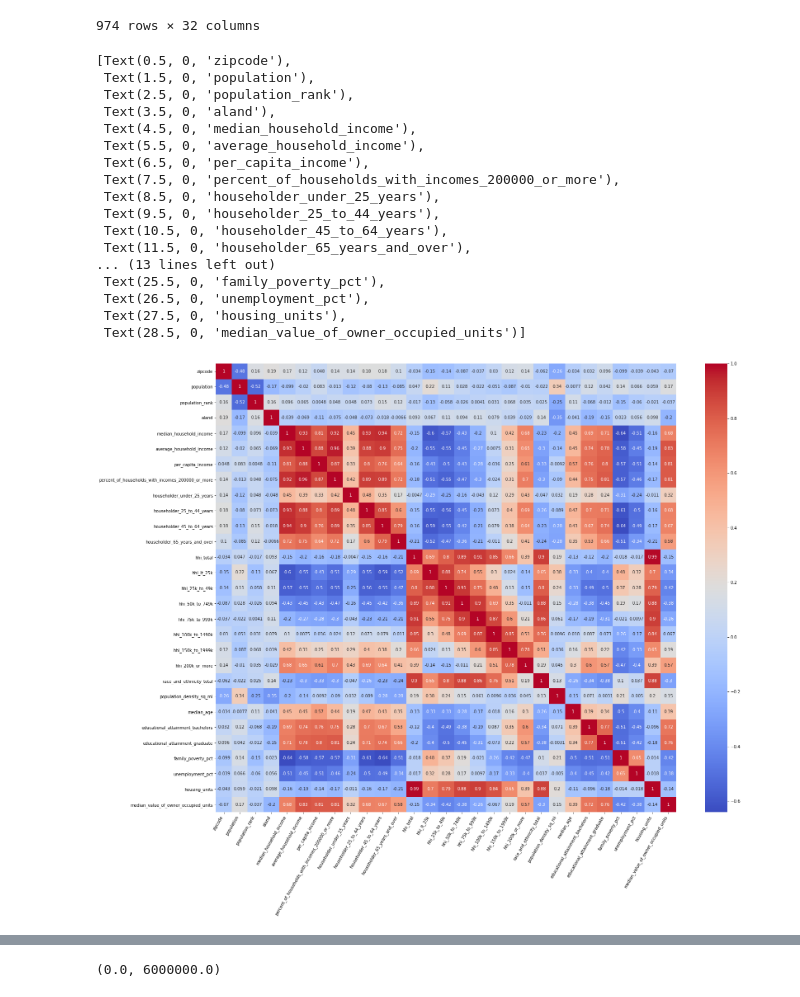
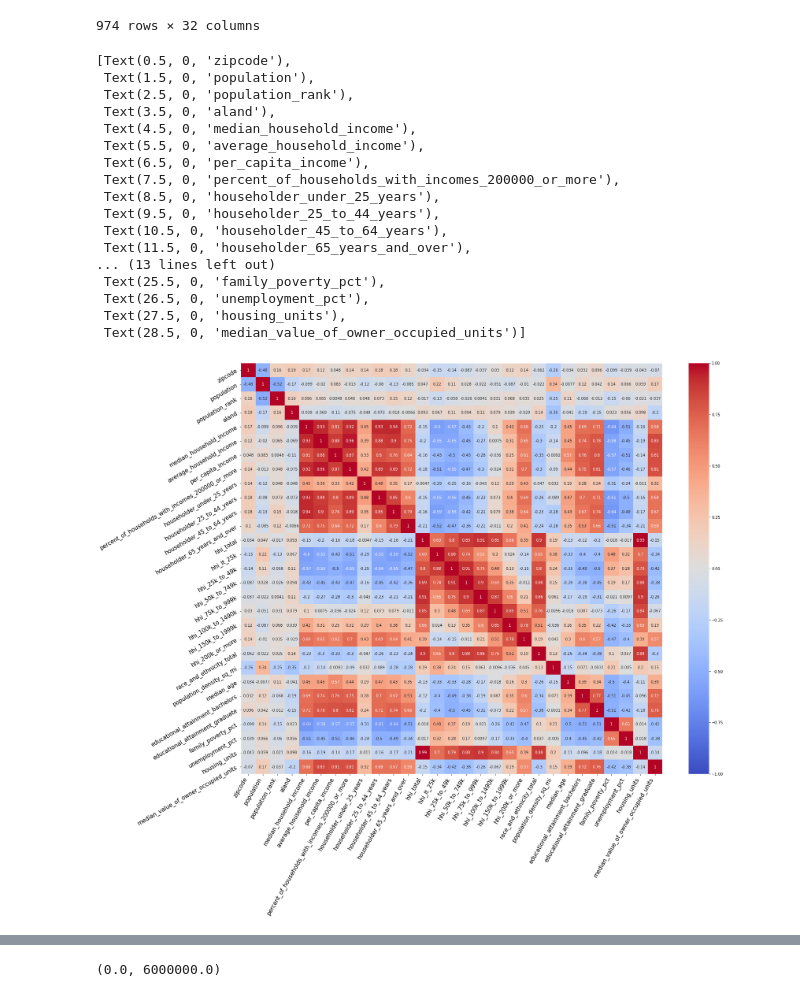
Before and after one commit to sakuraszy/STATS-170A-Group, a Jupyter notebook: presentation_1_data_vis.ipynb, the cells around one changed output, grey strips where cells are left out. Cells and saved outputs as stored; diff of their text form; code cells hidden in the pictures.

```diff
--- a/presentation_1_data_vis.ipynb
+++ b/presentation_1_data_vis.ipynb
@@ -82,30 +89,30 @@ new_demo = demographic.select_dtypes(include=numerics)
 # %%
 ##d_corr = demographic.corr()
 ##d_corr.style.background_gradient(cmap='coolwarm')
 fig, ax = plt.subplots(figsize=(25,20))
 sns.heatmap(demographic.corr(), annot = True,
-            cmap=plt.get_cmap('coolwarm'))
-ax.set_yticklabels(ax.get_yticklabels())
-ax.set_xticklabels(ax.get_xticklabels(), rotation="60", horizontalalignment='right')
+            cmap=plt.get_cmap('coolwarm'), vmin = -1, vmax = 1)
+ax.set_yticklabels(ax.get_yticklabels(), rotation="30", fontsize = 15)
+ax.set_xticklabels(ax.get_xticklabels(), rotation="60", horizontalalignment='right', fontsize = 15)
 ##plt.savefig('result.png', bbox_inches='tight', pad_inches=0.0)
 # %% [output]
 [Text(0.5, 0, 'zipcode'),
  Text(1.5, 0, 'population'),
  Text(2.5, 0, 'population_rank'),
  Text(3.5, 0, 'aland'),
  Text(4.5, 0, 'median_household_income'),
  Text(5.5, 0, 'average_household_income'),
  Text(6.5, 0, 'per_capita_income'),
  Text(7.5, 0, 'percent_of_households_with_incomes_200000_or_more'),
  Text(8.5, 0, 'householder_under_25_years'),
  Text(9.5, 0, 'householder_25_to_44_years'),
  Text(10.5, 0, 'householder_45_to_64_years'),
  Text(11.5, 0, 'householder_65_years_and_over'),
 ... (13 lines left out)
  Text(25.5, 0, 'family_poverty_pct'),
  Text(26.5, 0, 'unemployment_pct'),
  Text(27.5, 0, 'housing_units'),
  Text(28.5, 0, 'median_value_of_owner_occupied_units')]
-[figure, old version]
+[figure, new version]
 # %%
 X = pd.DataFrame(scale(new_demo), index=new_demo.index, columns=new_demo.columns)
```
Also changed, not shown: parts of 7 cells of this notebook.
